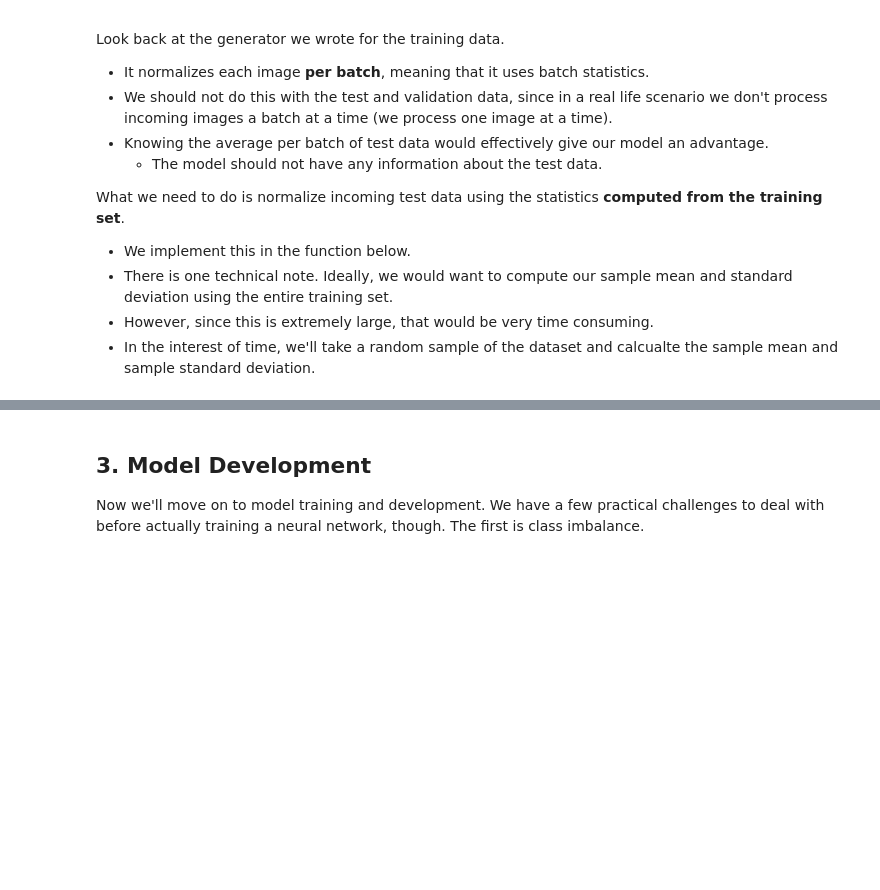
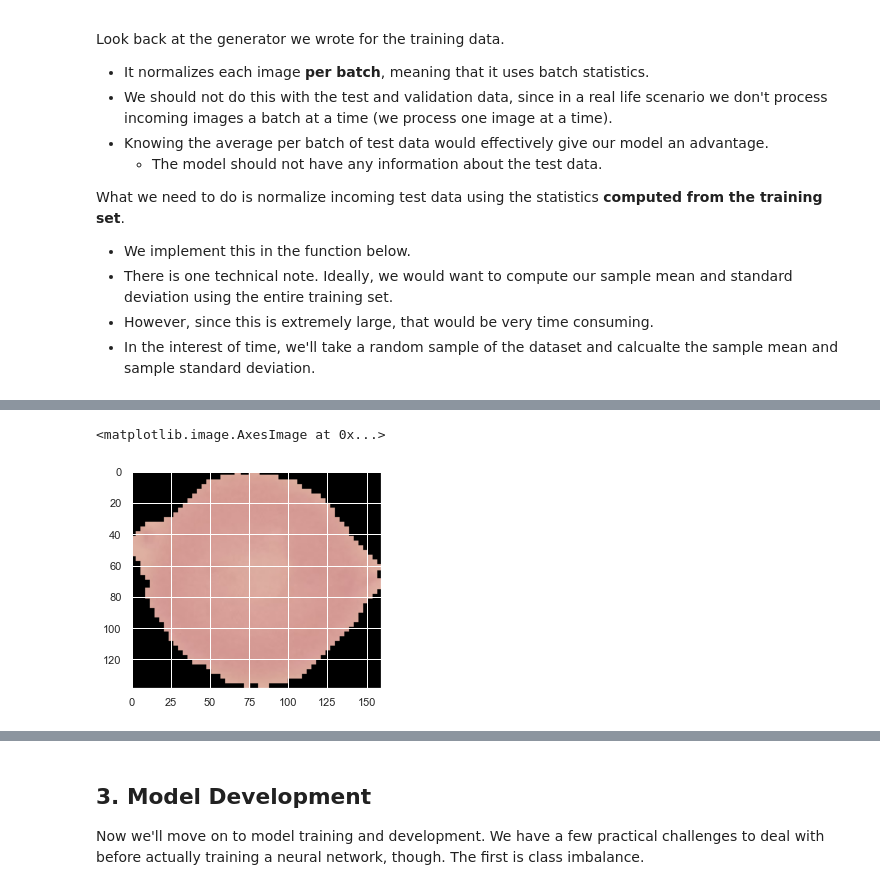
Before and after one commit to dontknowDS/Malaria-Cell-Classification, a Jupyter notebook: Malaria Classification.ipynb, the cells around one changed output, grey strips where cells are left out. Drawn from its saved outputs; the diff is of its cells as text; code cells hidden in the pictures; blank space fills up the shorter version.

```diff
--- a/Malaria Classification.ipynb
+++ b/Malaria Classification.ipynb
@@ -580,0 +342,5 @@ Clipping input data to the valid range for imshow with RGB data ([0..1] for floa
+# %%
+plt.imshow(raw_image)
+# %% [output]
+<matplotlib.image.AxesImage at 0x...>
+[figure, added]
```
Also changed, not shown: parts of 33 cells of this notebook.
